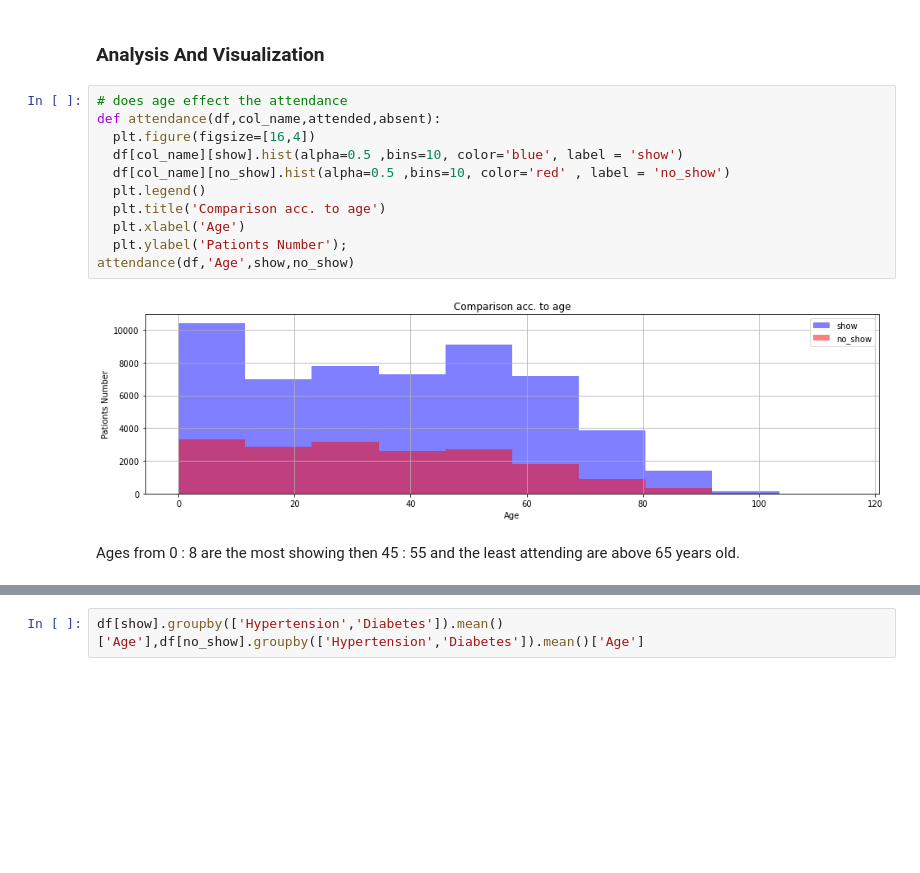
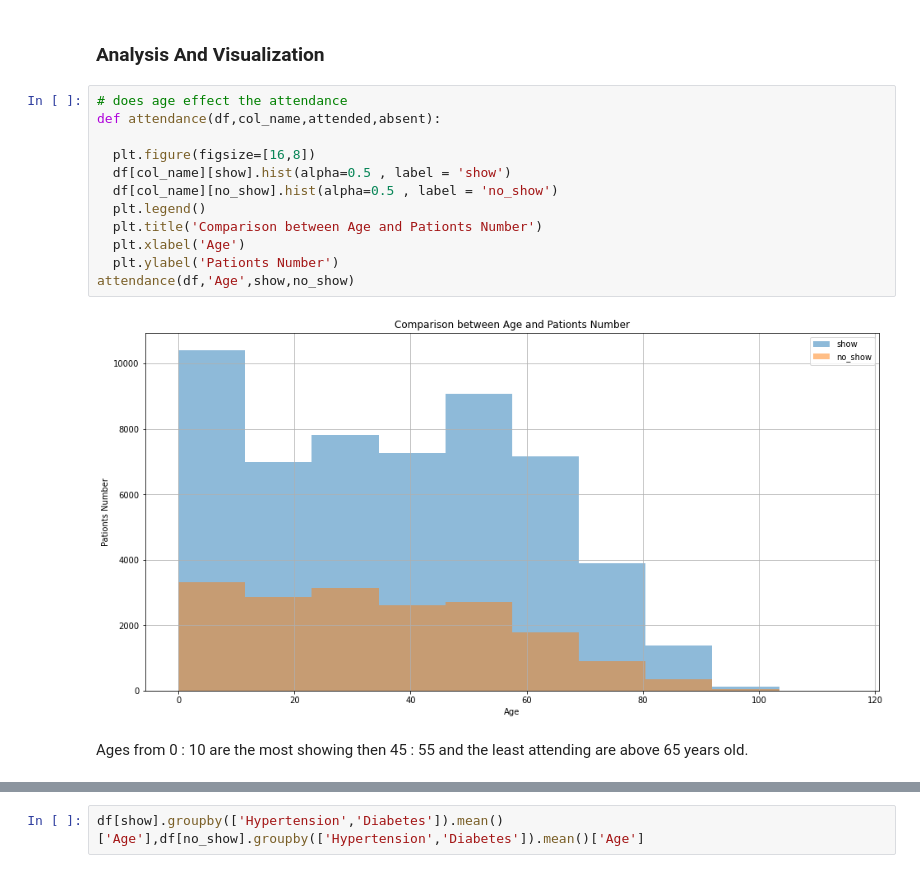
Before and after one commit to Abdellatif-Elfeke/Investigate-a-Dataset, a Jupyter notebook: investigate_a_dataset_template.ipynb, the cells around one changed output, grey strips where cells are left out. Drawn from its saved outputs; the diff is of its cells as text; blank space fills up the shorter version.

```diff
--- a/investigate_a_dataset_template.ipynb
+++ b/investigate_a_dataset_template.ipynb
@@ -251,17 +253,18 @@ mean age for showed patients is 37 , no showed is 34 showed patient recieved sms
 # %%
 # does age effect the attendance
 def attendance(df,col_name,attended,absent):
-  plt.figure(figsize=[16,4])
-  df[col_name][show].hist(alpha=0.5 ,bins=10, color='blue', label = 'show')
-  df[col_name][no_show].hist(alpha=0.5 ,bins=10, color='red' , label = 'no_show')
+
+  plt.figure(figsize=[16,8])
+  df[col_name][show].hist(alpha=0.5 , label = 'show')
+  df[col_name][no_show].hist(alpha=0.5 , label = 'no_show')
   plt.legend()
-  plt.title('Comparison acc. to age')
+  plt.title('Comparison between Age and Pationts Number')
   plt.xlabel('Age')
-  plt.ylabel('Pationts Number');
+  plt.ylabel('Pationts Number')
 attendance(df,'Age',show,no_show)
 # %% [output]
-[figure, old version]
+[figure, new version]
 # %% [markdown]
-Ages from 0 : 8 are the most showing then 45 : 55 and the least attending are above 65 years old.
+Ages from 0 : 10 are the most showing then 45 : 55 and the least attending are above 65 years old.
 # %%
 # does age and chronic diseases effect the attendance together
```
Also changed, not shown: parts of 17 cells of this notebook.
